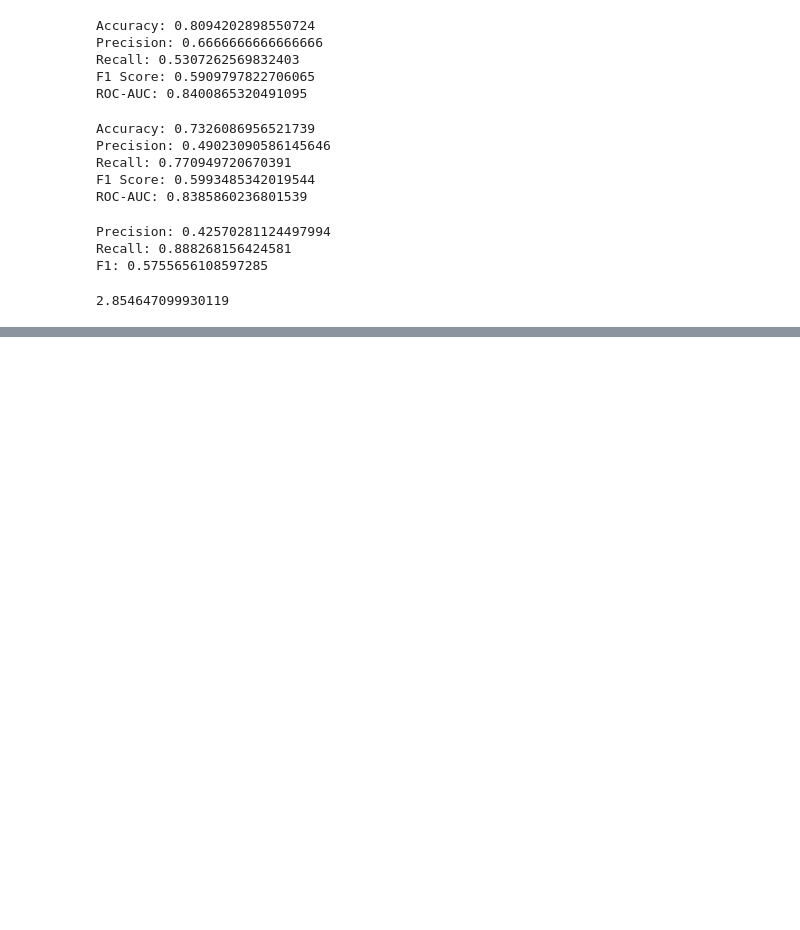
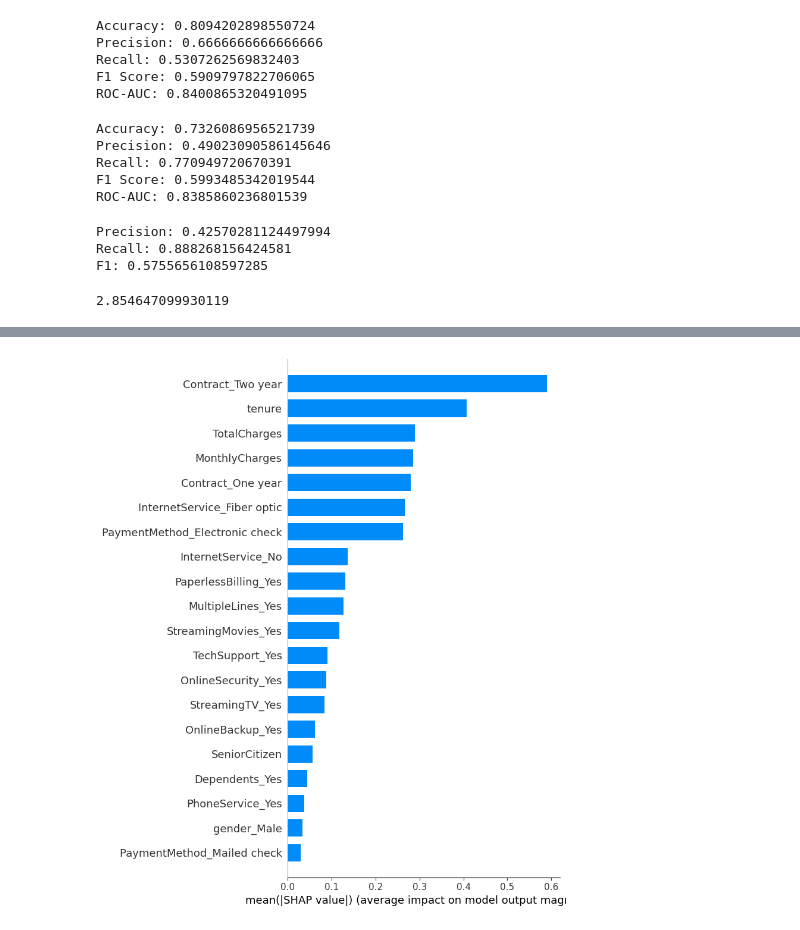
Before and after one commit to ashutosh-dev-hub/telecom-churn-prediction, a Jupyter notebook: notebooks/01_eda.ipynb, the cells around one changed output, grey strips where cells are left out. Saved outputs shown, nothing was run; the diff lists cells and outputs as text; code cells hidden in the pictures; blank space fills up the shorter version.

```diff
--- a/notebooks/01_eda.ipynb
+++ b/notebooks/01_eda.ipynb
@@ -568,0 +577,4 @@ plt.show()
+# %%
+shap.summary_plot(shap_values, X_test, plot_type="bar")
+# %% [output]
+[figure, added]
```
Also changed, not shown: parts of 13 cells of this notebook.
